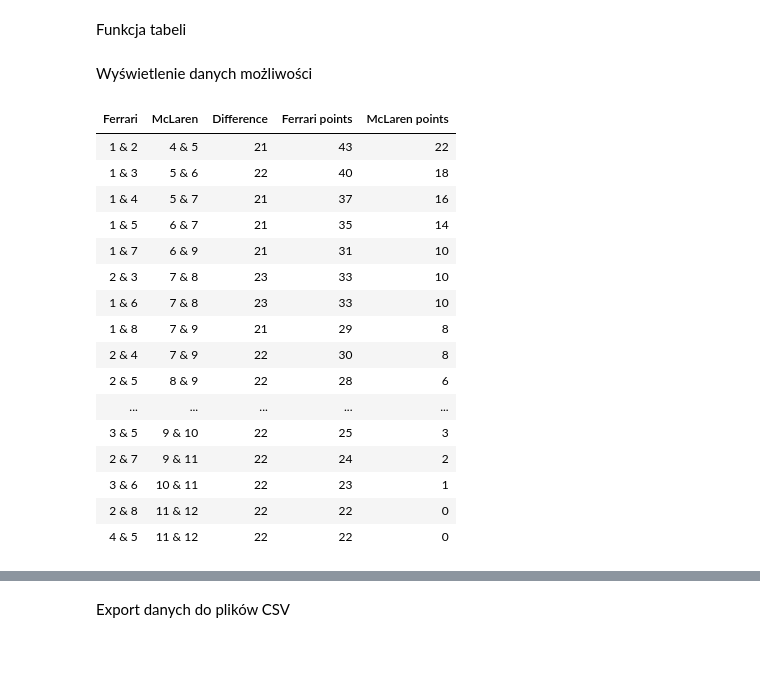
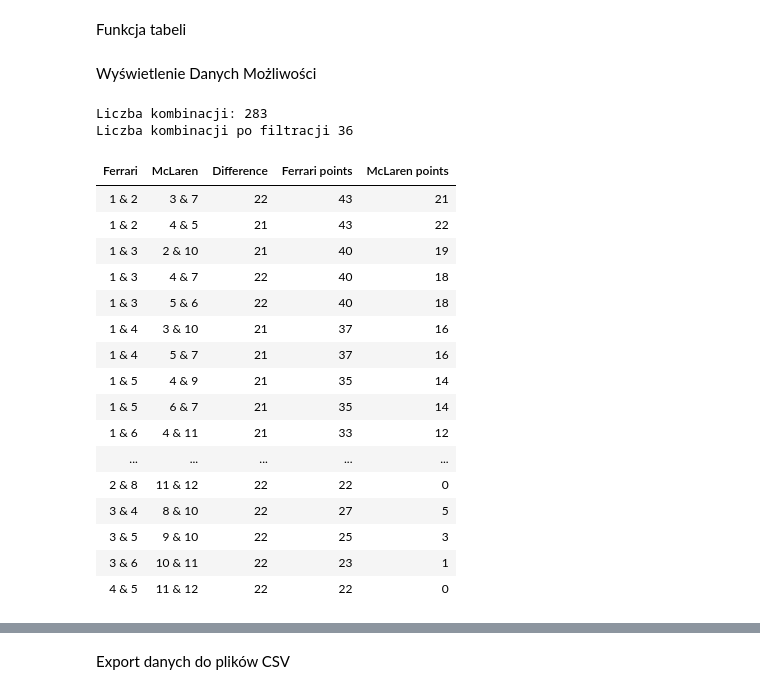
Before and after one commit to Laqerowski/FerrariVsMcLaren-AbuDhabi-2024, a Jupyter notebook: main.ipynb, the cells around one changed output, grey strips where cells are left out. Cells and saved outputs as stored; diff of their text form; code cells hidden in the pictures; blank space fills up the shorter version.

```diff
--- a/main.ipynb
+++ b/main.ipynb
@@ -13,11 +13,10 @@ Funkcja sprawdzająca kombinacje miejsc w wyścigu
 def ChampionshipOutcomes(fastest_lap=None):
 
     unique_combinations = set()
-    filtered_combinations = {}
+    filtered_combinations = []
 
-    #Pętla generująca kombinacje
-    for f1, f2, m1, m2 in permutations(range(1,13), 4):
-
+    # Pętla generująca kombinacje
+    for f1, f2, m1, m2 in permutations(range(1, 13), 4):
         # Unikalne pary
         ferrari_pair = tuple(sorted([f1, f2]))
         mclaren_pair = tuple(sorted([m1, m2]))
@@ -48,23 +47,12 @@ def ChampionshipOutcomes(fastest_lap=None):
 
             # Wybranie tych które dają mistrzostwo Ferrari
             if (ferrari_points - mclaren_points) >= required_difference:
-                if ferrari_pair not in filtered_combinations:
-
-                    filtered_combinations[ferrari_pair] = {
-                    "Places":[f1, f2, m1, m2],
+                filtered_combinations.append({
+                    "Places": [f1, f2, m1, m2],
                     "Ferrari points": ferrari_points,
                     "McLaren points": mclaren_points,
                     "Difference": ferrari_points - mclaren_points,
-                }
-                else:
-                    # Wybranie tych z maksymalną pozycją McLarena
-                    current_mclaren_places = filtered_combinations[ferrari_pair]["Places"][2:]
-                    if max(mclaren_pair) < max(current_mclaren_places):
-                        filtered_combinations[ferrari_pair] = {
-                            "Places":[f1, f2, m1, m2],
-                            "Ferrari points": ferrari_points,
-                            "McLaren points": mclaren_points,
-                            "Difference": ferrari_points - mclaren_points
-                }
+                })
+
     # Lista z kombinacjami miejsc
-    return list(filtered_combinations.values())
+    return filtered_combinations
@@ -78,40 +97,55 @@ def generate_table(outcomes):
     # Rozbice tabeli "Places"
     df['Ferrari'] = df['Places'].apply(lambda x: f"{x[0]} & {x[1]}")
     df['McLaren'] = df['Places'].apply(lambda x: f"{x[2]} & {x[3]}")
+
+    # Sortowanie według miejsc Ferrari
+    df['Ferrari Pos 1'] = df['Places'].apply(lambda x: x[0])
+    df['Ferrari Pos 2'] = df['Places'].apply(lambda x: x[1])
+
+    # Usunięcie tabeli Places
     df = df.drop(columns='Places')
 
     # Sortowanie według punktow McLarena
-    df = df.sort_values(by='McLaren points', ascending=False)
+    # df = df.sort_values(by='McLaren points', ascending=False)
+
+    # Dodanie sortowania według miejsc Ferrari
+    df = df.sort_values(by=['Ferrari Pos 1', 'Ferrari Pos 2'])
 
     # Ustalanie kolejności kolumn
     column_order = ['Ferrari', 'McLaren', 'Difference', 'Ferrari points', 'McLaren points']
     df = df[column_order]
 
     return df
-# %% [markdown]
-Wyświetlenie danych możliwości
+# %% [markdown]
+Wyświetlenie Danych Możliwości
 # %%
 #Żadna ekpia nie ma najszybszego okrążenia
 no_fastest_lap = ChampionshipOutcomes()
-nobody_outcomes_table = generate_table(no_fastest_lap)
+nobody_filtered_outcomes = filter_combinations(no_fastest_lap)
+nobody_outcomes_table = generate_table(nobody_filtered_outcomes)
+
+print(f"Liczba kombinacji: {len(no_fastest_lap)}")
+print(f"Liczba kombinacji po filtracji {len(nobody_filtered_outcomes)}")
 display(nobody_outcomes_table.style.hide(axis='index'))
 # %% [output]
+Liczba kombinacji: 283
+Liczba kombinacji po filtracji 36
 | Ferrari | McLaren | Difference | Ferrari points | McLaren points |
+| 1 & 2 | 3 & 7 | 22 | 43 | 21 |
 | 1 & 2 | 4 & 5 | 21 | 43 | 22 |
+| 1 & 3 | 2 & 10 | 21 | 40 | 19 |
+| 1 & 3 | 4 & 7 | 22 | 40 | 18 |
 | 1 & 3 | 5 & 6 | 22 | 40 | 18 |
+| 1 & 4 | 3 & 10 | 21 | 37 | 16 |
 | 1 & 4 | 5 & 7 | 21 | 37 | 16 |
+| 1 & 5 | 4 & 9 | 21 | 35 | 14 |
 | 1 & 5 | 6 & 7 | 21 | 35 | 14 |
-| 1 & 7 | 6 & 9 | 21 | 31 | 10 |
-| 2 & 3 | 7 & 8 | 23 | 33 | 10 |
-| 1 & 6 | 7 & 8 | 23 | 33 | 10 |
-| 1 & 8 | 7 & 9 | 21 | 29 | 8 |
-| 2 & 4 | 7 & 9 | 22 | 30 | 8 |
-| 2 & 5 | 8 & 9 | 22 | 28 | 6 |
+| 1 & 6 | 4 & 11 | 21 | 33 | 12 |
 | ... | ... | ... | ... | ... |
+| 2 & 8 | 11 & 12 | 22 | 22 | 0 |
+| 3 & 4 | 8 & 10 | 22 | 27 | 5 |
 | 3 & 5 | 9 & 10 | 22 | 25 | 3 |
-| 2 & 7 | 9 & 11 | 22 | 24 | 2 |
 | 3 & 6 | 10 & 11 | 22 | 23 | 1 |
-| 2 & 8 | 11 & 12 | 22 | 22 | 0 |
 | 4 & 5 | 11 & 12 | 22 | 22 | 0 |
 # %%
 # Ferrari zdobywa najszybsze okrążenie
```
Also changed, not shown: parts of 7 cells of this notebook, 5 other files.
